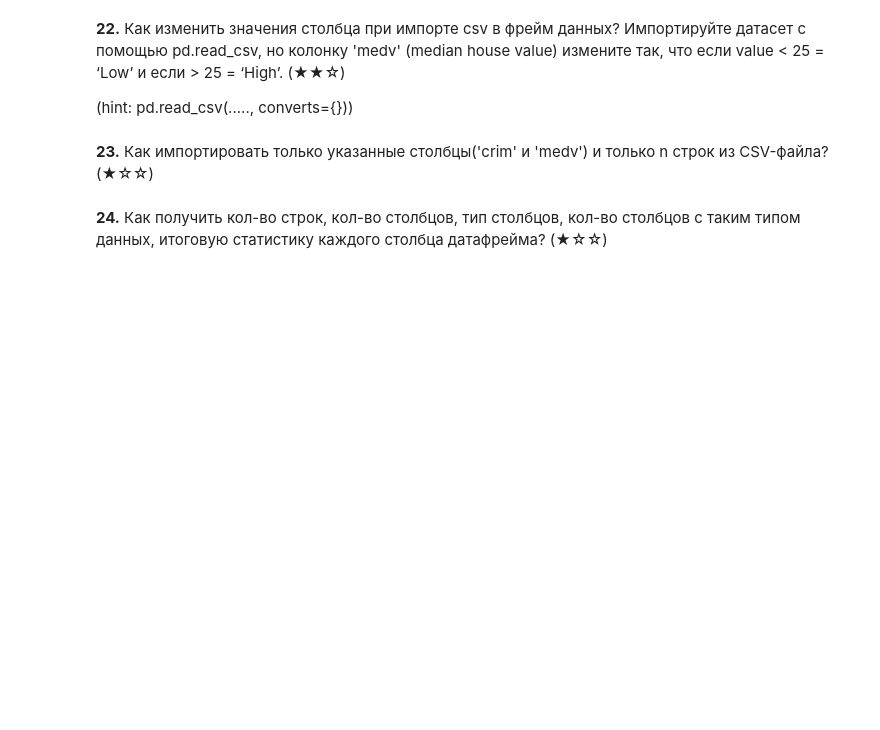
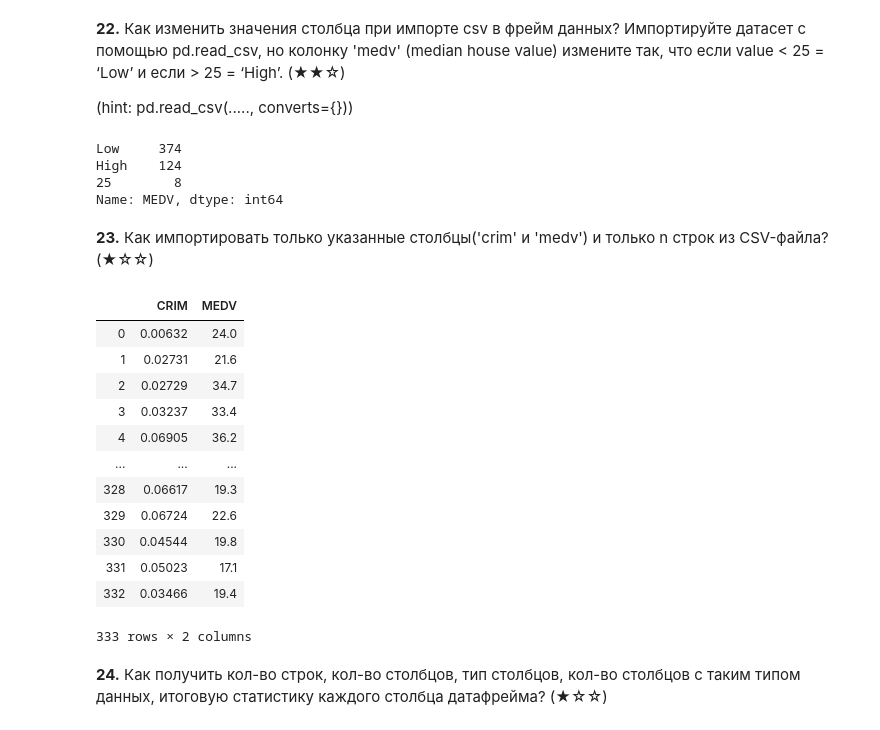
Before and after one commit to sarvensis/spython, a Jupyter notebook: semesterNo2/Homework1ML.ipynb, the cells around one changed output. Saved outputs shown, nothing was run; the diff lists cells and outputs as text; code cells hidden in the pictures; blank space fills up the shorter version.

```diff
--- a/semesterNo2/Homework1ML.ipynb
+++ b/semesterNo2/Homework1ML.ipynb
@@ -446,8 +446,46 @@ df
 Импортируйте датасет с помощью pd.read_csv, но колонку 'medv' (median house value) измените так, что если value < 25 = ‘Low’ и если > 25 = ‘High’.  (★★☆)
 
 (hint: pd.read_csv(....., converts={}))
+# %%
+df = pd.read_csv('data/boston_house_prices.csv',
+                 converters={ 'MEDV':
+                     lambda x: 'Low'
+                         if float(x) < 25.0
+                         else ('High'
+                               if float(x) > 25.0
+                               else x)
+                 },
+                 header=1)
+df['MEDV'].value_counts()
+# %% [output]
+Low     374
+High    124
+25        8
+Name: MEDV, dtype: int64
 # %% [markdown]
 **23\.** Как импортировать только указанные столбцы('crim' и 'medv') и только n строк из CSV-файла?  (★☆☆)
+# %%
+select_columns = ['CRIM', 'MEDV']
+n = 333
+df = pd.read_csv('data/boston_house_prices.csv',
+                 usecols = select_columns,
+                 nrows = n,
+                 header=1)
+df
+# %% [output]
+|  | CRIM | MEDV |
+| 0 | 0.00632 | 24.0 |
+| 1 | 0.02731 | 21.6 |
+| 2 | 0.02729 | 34.7 |
+| 3 | 0.03237 | 33.4 |
+| 4 | 0.06905 | 36.2 |
+| ... | ... | ... |
+| 328 | 0.06617 | 19.3 |
+| 329 | 0.06724 | 22.6 |
+| 330 | 0.04544 | 19.8 |
+| 331 | 0.05023 | 17.1 |
+| 332 | 0.03466 | 19.4 |
+333 rows × 2 columns
 # %% [markdown]
 **24\.** Как получить кол-во строк, кол-во столбцов, тип столбцов, кол-во столбцов с таким типом данных, итоговую статистику каждого столбца датафрейма?  (★☆☆)
 # %%
```
Also changed, not shown: parts of 4 cells of this notebook.
